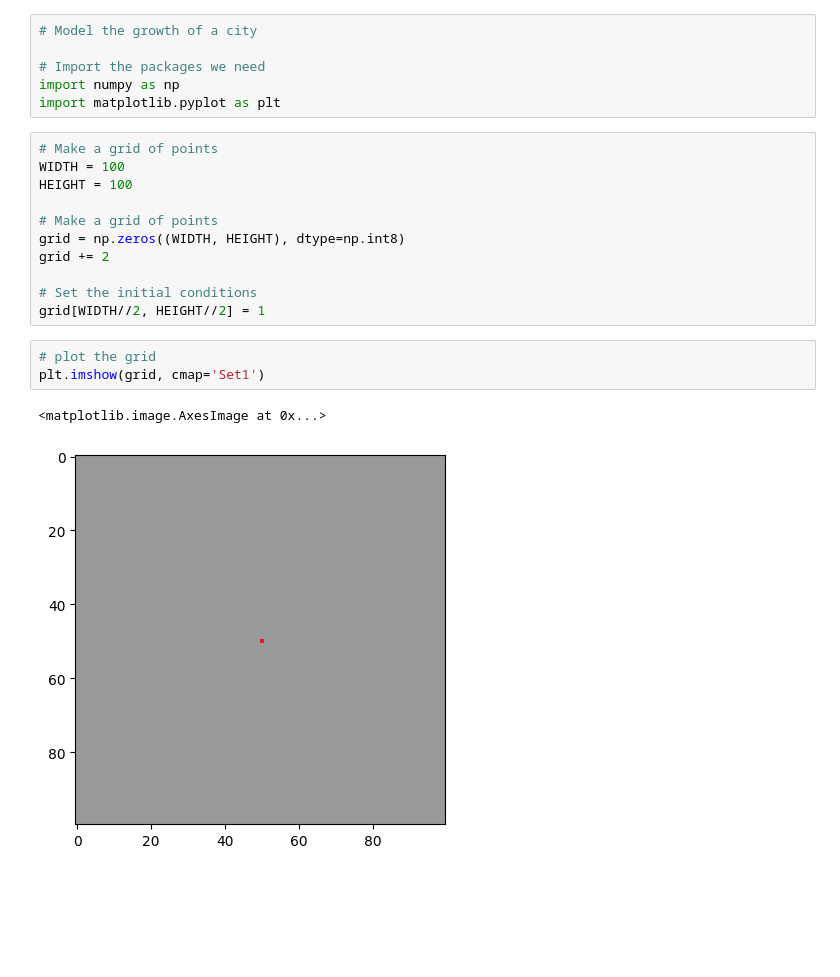
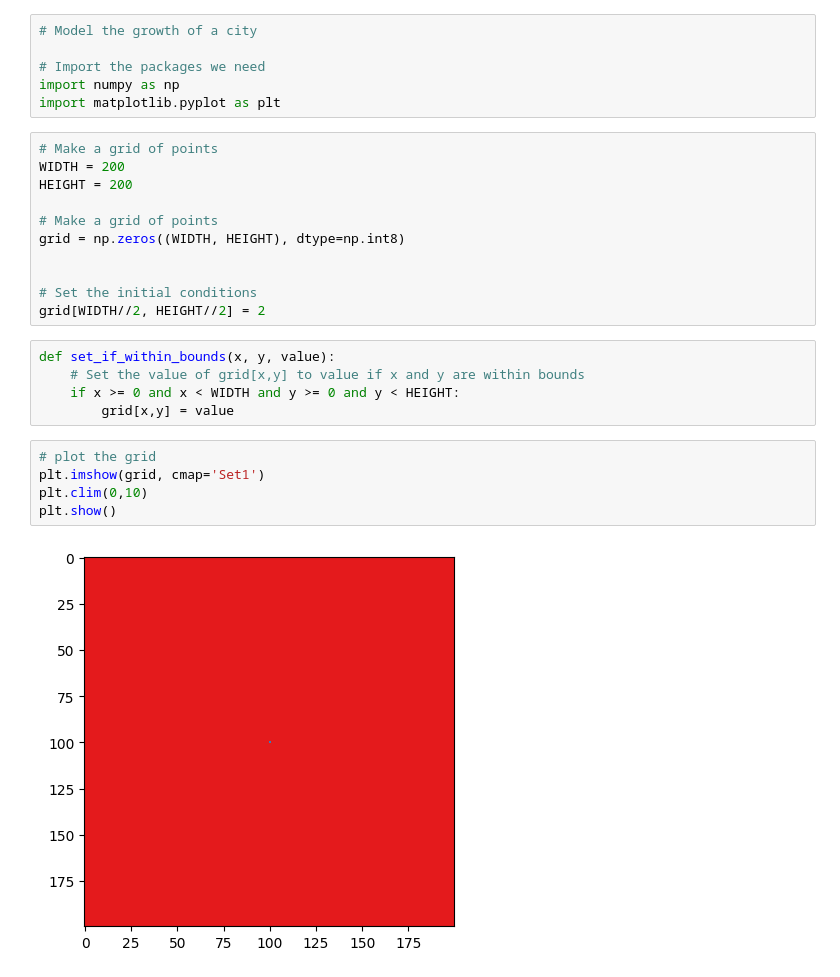
Before and after one commit to PimMeulensteen/complex-system-simulation-group-16, a Jupyter notebook: nb.ipynb, the cells around one changed output. Drawn from its saved outputs; the diff is of its cells as text; blank space fills up the shorter version.

```diff
--- a/nb.ipynb
+++ b/nb.ipynb
@@ -6,18 +6,24 @@ import numpy as np
 import matplotlib.pyplot as plt
 # %%
 # Make a grid of points
-WIDTH = 100
-HEIGHT = 100
+WIDTH = 200
+HEIGHT = 200
 
 # Make a grid of points
 grid = np.zeros((WIDTH, HEIGHT), dtype=np.int8)
-grid += 2
+
 
 # Set the initial conditions
-grid[WIDTH//2, HEIGHT//2] = 1
+grid[WIDTH//2, HEIGHT//2] = 2
+# %%
+def set_if_within_bounds(x, y, value):
+    # Set the value of grid[x,y] to value if x and y are within bounds
+    if x >= 0 and x < WIDTH and y >= 0 and y < HEIGHT:
+        grid[x,y] = value
 # %%
 # plot the grid
 plt.imshow(grid, cmap='Set1')
+plt.clim(0,10)
+plt.show()
 # %% [output]
-<matplotlib.image.AxesImage at 0x...>
-[figure, old version]
+[figure, new version]
```
Also changed, not shown: parts of 1 cell of this notebook.
